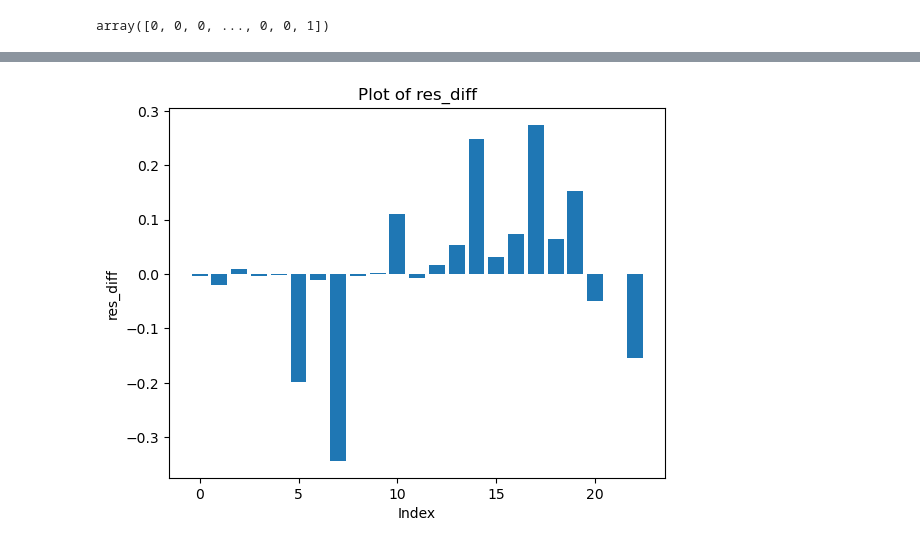
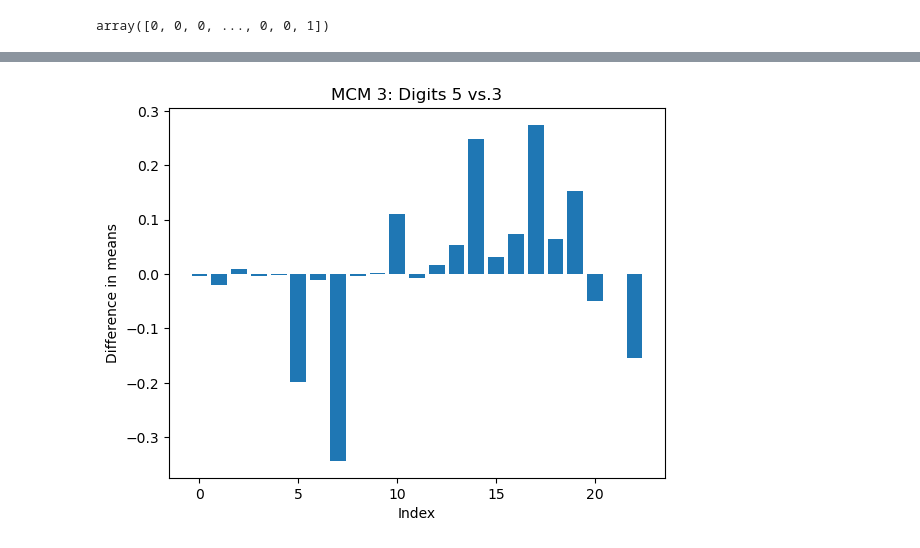
Before and after one commit to PaulHosek/MCM_classifier, a Jupyter notebook: Classifier_1/classifier/bin/reworking_clf.ipynb, the cells around one changed output, grey strips where cells are left out. Cells and saved outputs as stored; diff of their text form; code cells hidden in the pictures.

```diff
--- a/Classifier_1/classifier/bin/reworking_clf.ipynb
+++ b/Classifier_1/classifier/bin/reworking_clf.ipynb
@@ -137,15 +137,23 @@ P =  classifier.get_P()
 model_nr = 3
 
 all_P_icc = []
+
+
 MCM = all_MCM[model_nr]
 P_MCM = P[model_nr]
-for icc_idx in range(len(MCM)):
-    icc_Ps = np.zeros((len(data_c3),10)) # all samples same size
+nr_icc = len(MCM)
+nr_images = len(data_c3)
+all_P_icc = np.zeros((nr_icc,nr_images,10))
+
+for icc_idx in range(nr_icc):
+    icc_Ps = np.zeros((nr_images,10)) # all samples same size
     # for different images, get the PDF of that one ICC fitted to one image
     for cat_idx in range(10):
         data = load_data(os.path.join(data_path, data_filename_format.format(cat_idx)))
         icc_Ps[:,cat_idx] = generate_p_icc(data,P_MCM,n_variables,MCM,icc_idx)
-    all_P_icc.append(icc_Ps)
+    all_P_icc[icc_idx,:,:] = icc_Ps
 
+
+all_P_icc=np.array(all_P_icc)
     # columns_to_plot = range(10)
     # plot_histogram(icc_Ps, columns_to_plot)
@@ -174,14 +160,14 @@ all_P_icc=np.array(all_P_icc)
 # %%
 res = all_P_icc[:,:,[2,5]].mean(axis=1)
 res_diff = np.diff(res, axis=1)
 res_diff = res_diff.reshape(-1, 1)
 
 
 plt.figure()
 plt.bar(list(range(len(res_diff))), res_diff.flatten(), bottom=0)
 plt.xlabel('Index')
-plt.ylabel('res_diff')
-plt.title('Plot of res_diff')
+plt.ylabel('Difference in means')
+plt.title('MCM 3: Digits 5 vs.3')
 plt.show()
 # %% [output]
-[figure, old version]
+[figure, new version]
```
Also changed, not shown: parts of 4 cells of this notebook.
